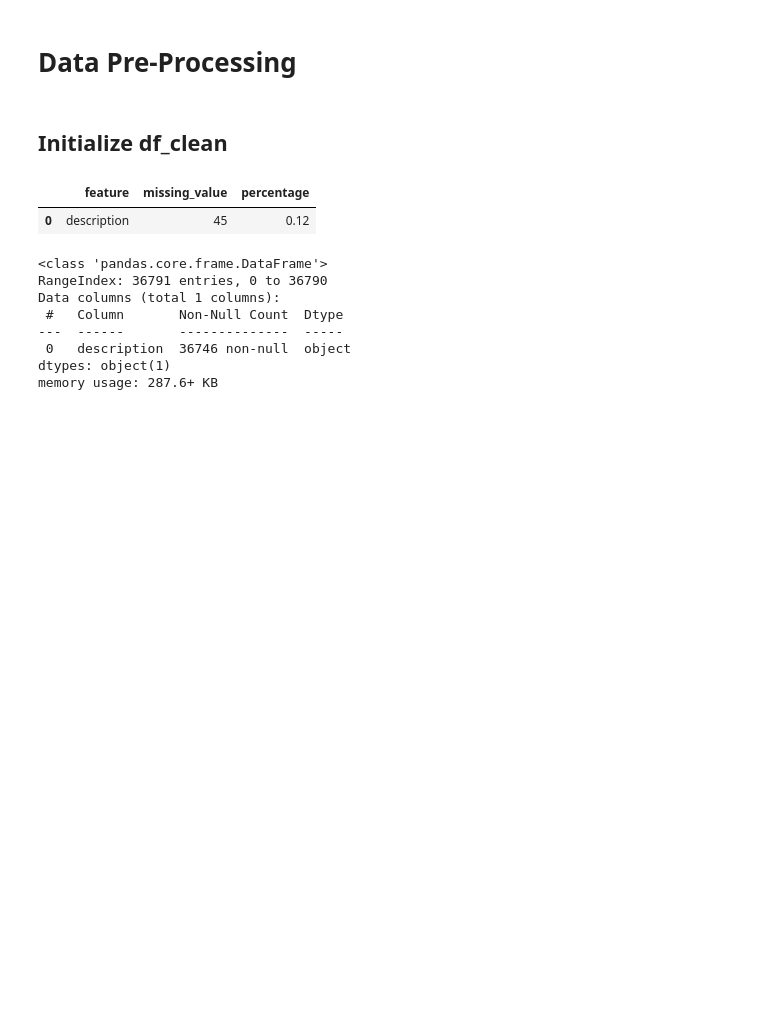
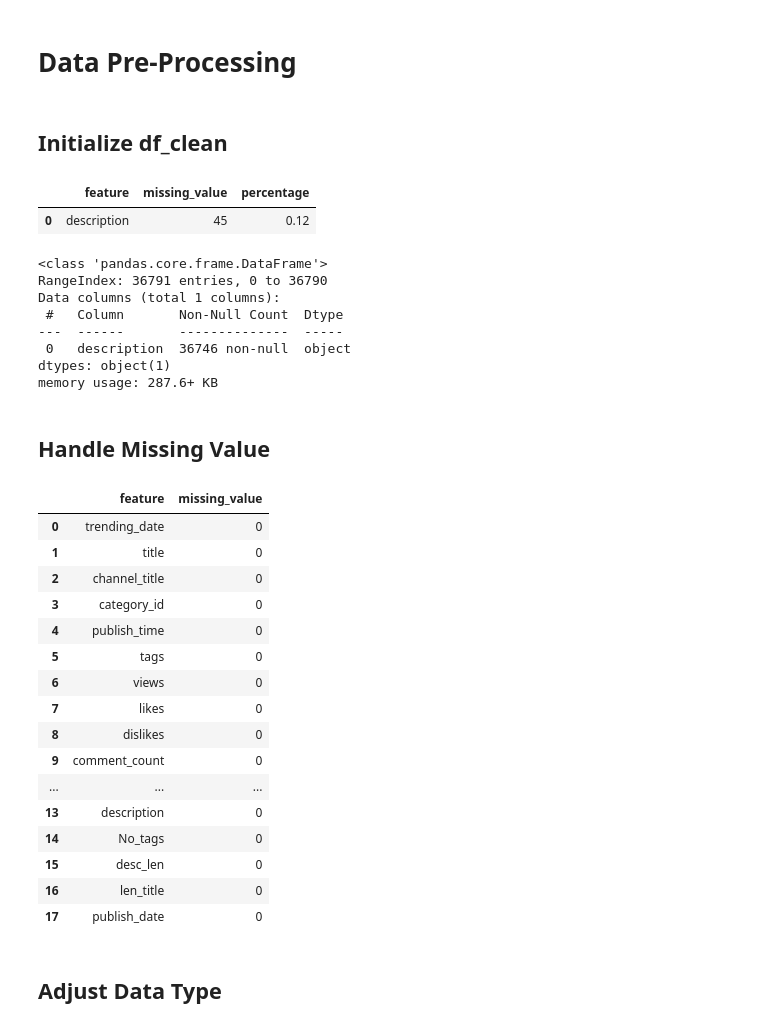
Before and after one commit to dinalnaveen/Analyse-the-relationship-between-metrics-of-YouTube-based-on-YouTube-analytics-by-applying-the-machi, a Jupyter notebook: YouTube Video Views Prediction.ipynb, the cells around one changed output. Drawn from its saved outputs; the diff is of its cells as text; code cells hidden in the pictures; blank space fills up the shorter version.

```diff
--- a/YouTube Video Views Prediction.ipynb
+++ b/YouTube Video Views Prediction.ipynb
@@ -180,0 +179,28 @@ memory usage: 287.6+ KB
+# %% [markdown]
+## Handle Missing Value
+# %%
+df_clean.dropna(subset=['description'], inplace=True)
+# %%
+data_missing_value = df_clean.isnull().sum().reset_index()
+data_missing_value.columns = ['feature','missing_value']
+data_missing_value
+# %% [output]
+|  | feature | missing_value |
+| 0 | trending_date | 0 |
+| 1 | title | 0 |
+| 2 | channel_title | 0 |
+| 3 | category_id | 0 |
+| 4 | publish_time | 0 |
+| 5 | tags | 0 |
+| 6 | views | 0 |
+| 7 | likes | 0 |
+| 8 | dislikes | 0 |
+| 9 | comment_count | 0 |
+| ... | ... | ... |
+| 13 | description | 0 |
+| 14 | No_tags | 0 |
+| 15 | desc_len | 0 |
+| 16 | len_title | 0 |
+| 17 | publish_date | 0 |
+# %% [markdown]
+## Adjust Data Type
```
Also changed, not shown: parts of 36 cells of this notebook.
